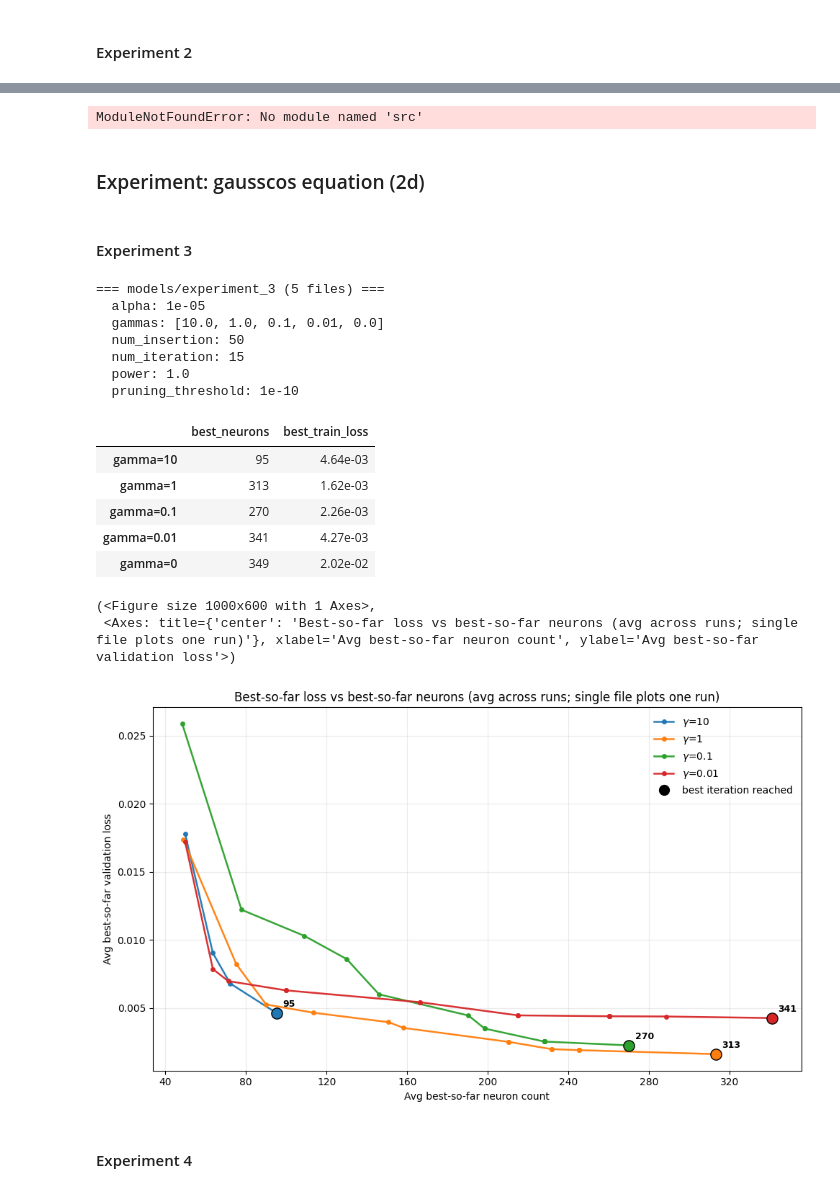
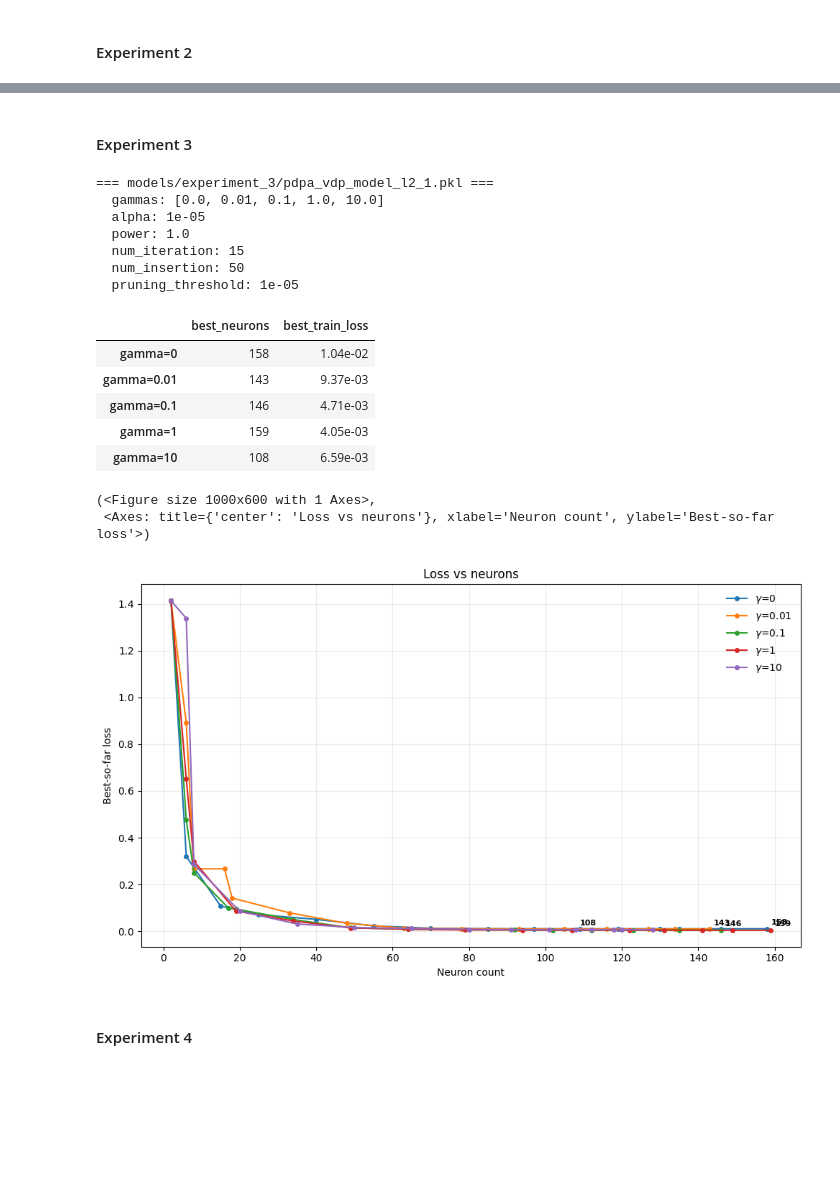
Before and after one commit to KeWu5678/NNforHJB, a Jupyter notebook: notebook/experiment_analysis.ipynb, the cells around one changed output, grey strips where cells are left out. Drawn from its saved outputs; the diff is of its cells as text; code cells hidden in the pictures; blank space fills up the shorter version.

```diff
--- a/notebook/experiment_analysis.ipynb
+++ b/notebook/experiment_analysis.ipynb
@@ -95,57 +96,43 @@ print_experiment_hyperparameters("models/experiment_8_v1")
-# %%
-from src.metric import plot_loss_vs_neurons_by_gamma
-
-# change the * for differnet number in the path for different experiment:
-# pdpa_vdp_model_h1_*.pkl
-plot_loss_vs_neurons_by_gamma(
-    "models/experiment_8_v1/pdpa_vdp_model_h1_-100.pkl",
-    gammas_include=[10.0, 1.0, 0.1, 1e-2, 0.0],
-    loss= "train"
-)
-# %% [output]
-ModuleNotFoundError: No module named 'src'
-# %% [markdown]
-### Experiment: gausscos equation (2d)
 # %% [markdown]
 #### Experiment 3
 # %%
 from src.metric import print_experiment_hyperparameters
 
-print_experiment_hyperparameters("models/experiment_3")
+print_experiment_hyperparameters("models/experiment_3/pdpa_vdp_model_l2_1.pkl")
 # %% [output]
-=== models/experiment_3 (5 files) ===
+=== models/experiment_3/pdpa_vdp_model_l2_1.pkl ===
+  gammas: [0.0, 0.01, 0.1, 1.0, 10.0]
   alpha: 1e-05
-  gammas: [10.0, 1.0, 0.1, 0.01, 0.0]
+  power: 1.0
+  num_iteration: 15
   num_insertion: 50
-  num_iteration: 15
-  power: 1.0
-  pruning_threshold: 1e-10
+  pruning_threshold: 1e-05
 # %%
 from src.metric import summarize_final_neuron_count_and_loss
 
-out = summarize_final_neuron_count_and_loss("models/experiment_3", loss="train")
-out["table_df"]
+out = summarize_final_neuron_count_and_loss(
+    "models/experiment_3/pdpa_vdp_model_l2_1.pkl",
+    loss="train"
+    )
+out["table_df"]   # rows = gamma, cols = best_neurons / best_val_loss (sci)
 # %% [output]
 |  | best_neurons | best_train_loss |
-| gamma=10 | 95 | 4.64e-03 |
-| gamma=1 | 313 | 1.62e-03 |
-| gamma=0.1 | 270 | 2.26e-03 |
-| gamma=0.01 | 341 | 4.27e-03 |
-| gamma=0 | 349 | 2.02e-02 |
+| gamma=0 | 158 | 1.04e-02 |
+| gamma=0.01 | 143 | 9.37e-03 |
+| gamma=0.1 | 146 | 4.71e-03 |
+| gamma=1 | 159 | 4.05e-03 |
+| gamma=10 | 108 | 6.59e-03 |
 # %%
 from src.metric import plot_loss_vs_neurons_by_gamma
 
 plot_loss_vs_neurons_by_gamma(
-    "models/experiment_3",
-    gammas_include=[10.0, 1.0, 1e-1, 1e-2],
-    loss="train"
+    "models/experiment_3/pdpa_vdp_model_l2_1.pkl",
+    loss="train",
 )
-
-# gamma = 0 exibits very large loss
 # %% [output]
 (<Figure size 1000x600 with 1 Axes>,
- <Axes: title={'center': 'Best-so-far loss vs best-so-far neurons (avg across runs; single file plots one run)'}, xlabel='Avg best-so-far neuron count', ylabel='Avg best-so-far validation loss'>)
+ <Axes: title={'center': 'Loss vs neurons'}, xlabel='Neuron count', ylabel='Best-so-far loss'>)
-[figure, old version]
+[figure, new version]
 # %% [markdown]
 #### Experiment 4
 # %%
```
Also changed, not shown: parts of 24 cells of this notebook, 11 other files.
